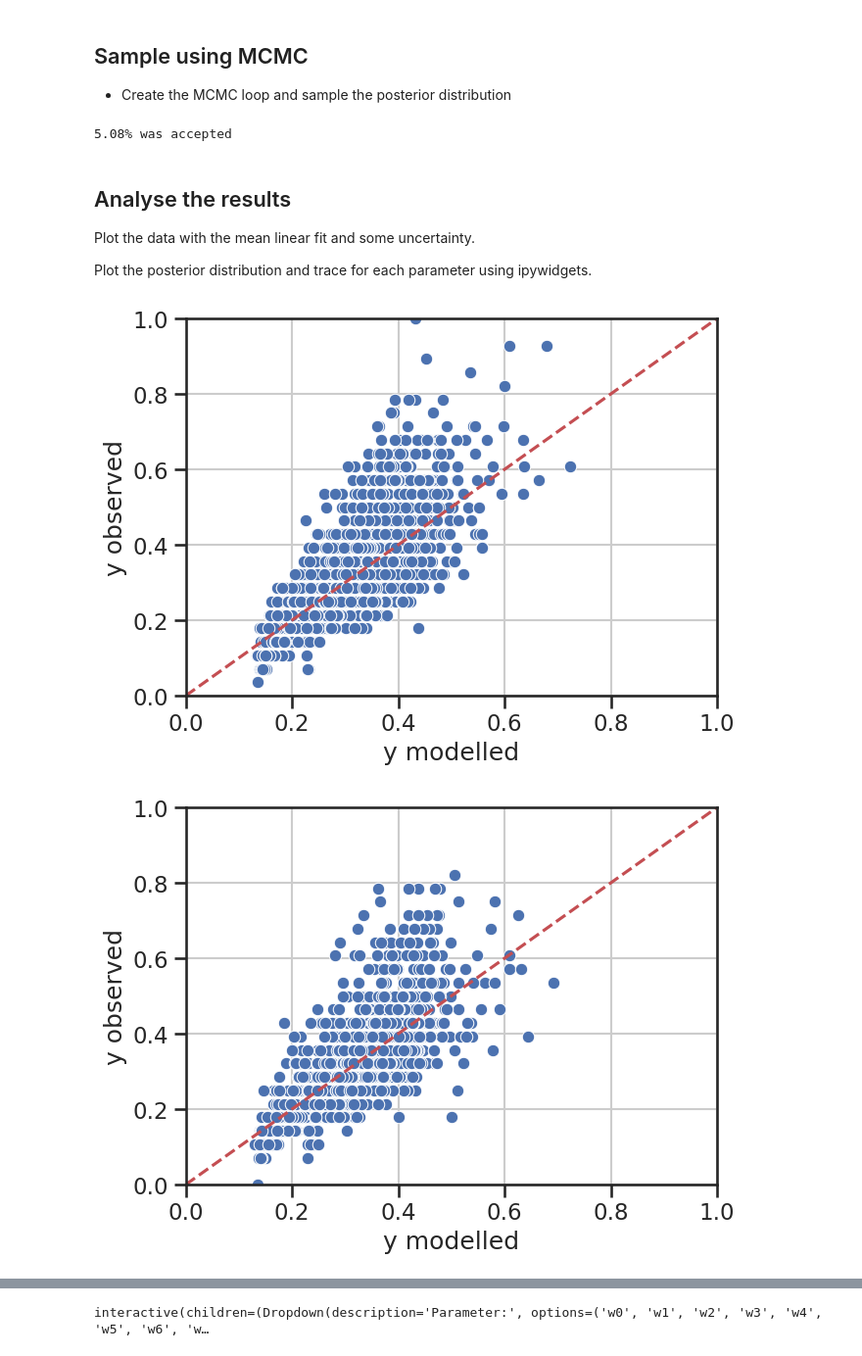
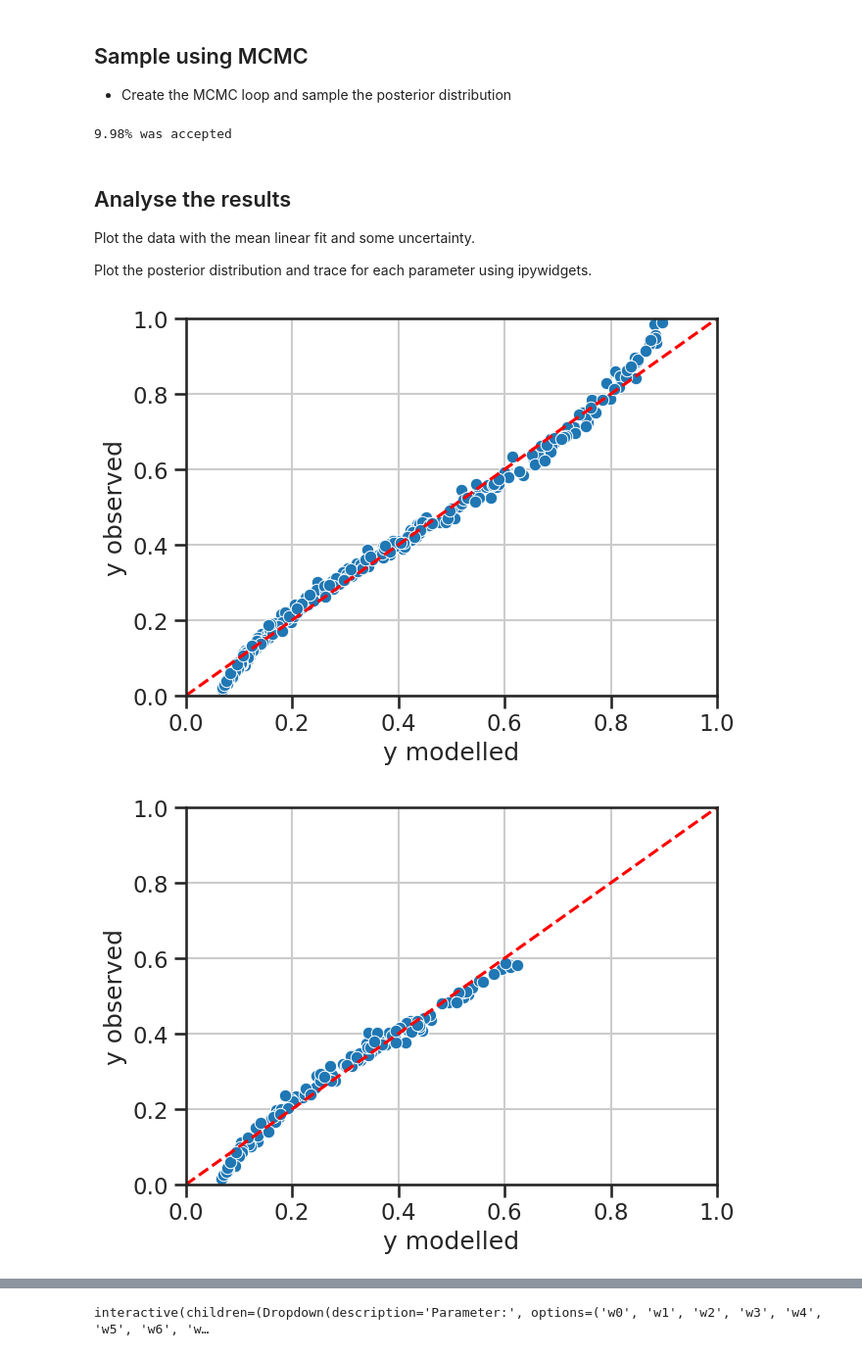
Before and after one commit to sydney-machine-learning/Bayesianneuralnetworks-MCMC-tutorial, a Jupyter notebook: 04-Bayesian-Neural-Network.ipynb, the cells around one changed output, grey strips where cells are left out. Shown: that part at 98% size. Cells and saved outputs as stored; diff of their text form; code cells hidden in the pictures.

```diff
--- a/04-Bayesian-Neural-Network.ipynb
+++ b/04-Bayesian-Neural-Network.ipynb
@@ -567,14 +490,8 @@ class MCMC:
 
         # functions defined above - this is poor practice, but done for readability
         # and clarity
-        if self.model.data_case == 'regression':
-            self.likelihood_function = MethodType(likelihood_function, self)
-            self.prior_likelihood = MethodType(prior_likelihood, self)
-        elif self.model.data_case == 'classification':
-            self.likelihood_function = MethodType(classification_likelihood_function, self)
-            self.prior_likelihood = MethodType(classification_prior_likelihood, self)
-        else:
-            raise ValueError('data_case must be regression or classification')
+        self.likelihood_function = MethodType(likelihood_function, self)
+        self.prior_likelihood = MethodType(prior_likelihood, self)
         self.sampler = MethodType(sampler, self)
 
     def rmse(self, predictions, targets):
@@ -582,14 +499,6 @@ class MCMC:
         Additional error metric - root mean square error
         '''
         return np.sqrt(((predictions - targets) ** 2).mean())
-
-
-    def accuracy(self, predictions, targets):
-        '''
-        Additional error metric - accuracy
-        '''
-        count = (predictions == targets).sum()
-        return 100 * (count / predictions.shape[0])
 
     def model_draws(self, num_draws = 10, verbose=False):
         '''
@@ -626,7 +535,7 @@ class MCMC:
 - You can also load in the other regeression datasets `Lazer` and `Energy`
 # %%
 # load the data
-name        = "Abalone" # "Sunspot", "Abalone", "Iris", "Ionosphere"
+name        = "Sunspot" # "Sunspot", "Abalone"
 train_data   = np.loadtxt("data/{}/train.txt".format(name))
 test_data    = np.loadtxt("data/{}/test.txt".format(name))
 
@@ -651,26 +560,16 @@ y_data = train_data[:,-1]
 x_test = test_data[:,:-1]
 y_test = test_data[:,-1]
 
-if name in ['Sunspot','Abalone']:
-    layer_sizes = [x_data.shape[1], hidden, 1]
-    data_case = 'regression'
-elif name in ['Iris']:
-    layer_sizes = [x_data.shape[1], hidden, 3]
-    data_case = 'classification'
-elif name in ['Ionosphere']:
-    layer_sizes = [x_data.shape[1], hidden, 2]
-    data_case = 'classification'
-else:
-    raise ValueError('data_case is invalid.')
+layer_sizes = [x_data.shape[1], hidden, 1]
 
 # Initialise the MCMC class
-nn_model = NeuralNetwork(layer_sizes,learning_rate,data_case)
+nn_model = NeuralNetwork(layer_sizes,learning_rate)
 mcmc = MCMC(nn_model,n_samples, burn_in, x_data, y_data, x_test, y_test)
 
 # Run the sampler
 results, pred = mcmc.sampler()
 # %% [output]
-5.08% was accepted
+9.98% was accepted
 # %%
 # gather the predicitons into useful variables
 pred_y = pred['train_pred']
@@ -684,23 +583,20 @@ Plot the data with the mean linear fit and some uncertainty.
 Plot the posterior distribution and trace for each parameter using ipywidgets.
 # %%
 # plot the data with the model predictions from posterior draws
-if name == "Iris":
-    plot_minmax = (-0.05,2.05)
-else:
-    plot_minmax = (0,1)
+plot_minmax = (0,1)
 plot_ycorr_scatter(
     y_data,
     pred_y,
     minmax=plot_minmax
 )
 plot_ycorr_scatter(
     y_test,
     pred_y_test,
     minmax=plot_minmax
 )
 # %% [output]
-[figure, old version]
+[figure, new version]
-[figure, old version]
+[figure, new version]
 # %%
 plot_y_timeseries(
     y_data,
```
Also changed, not shown: parts of 10 cells of this notebook, 3 other files.
